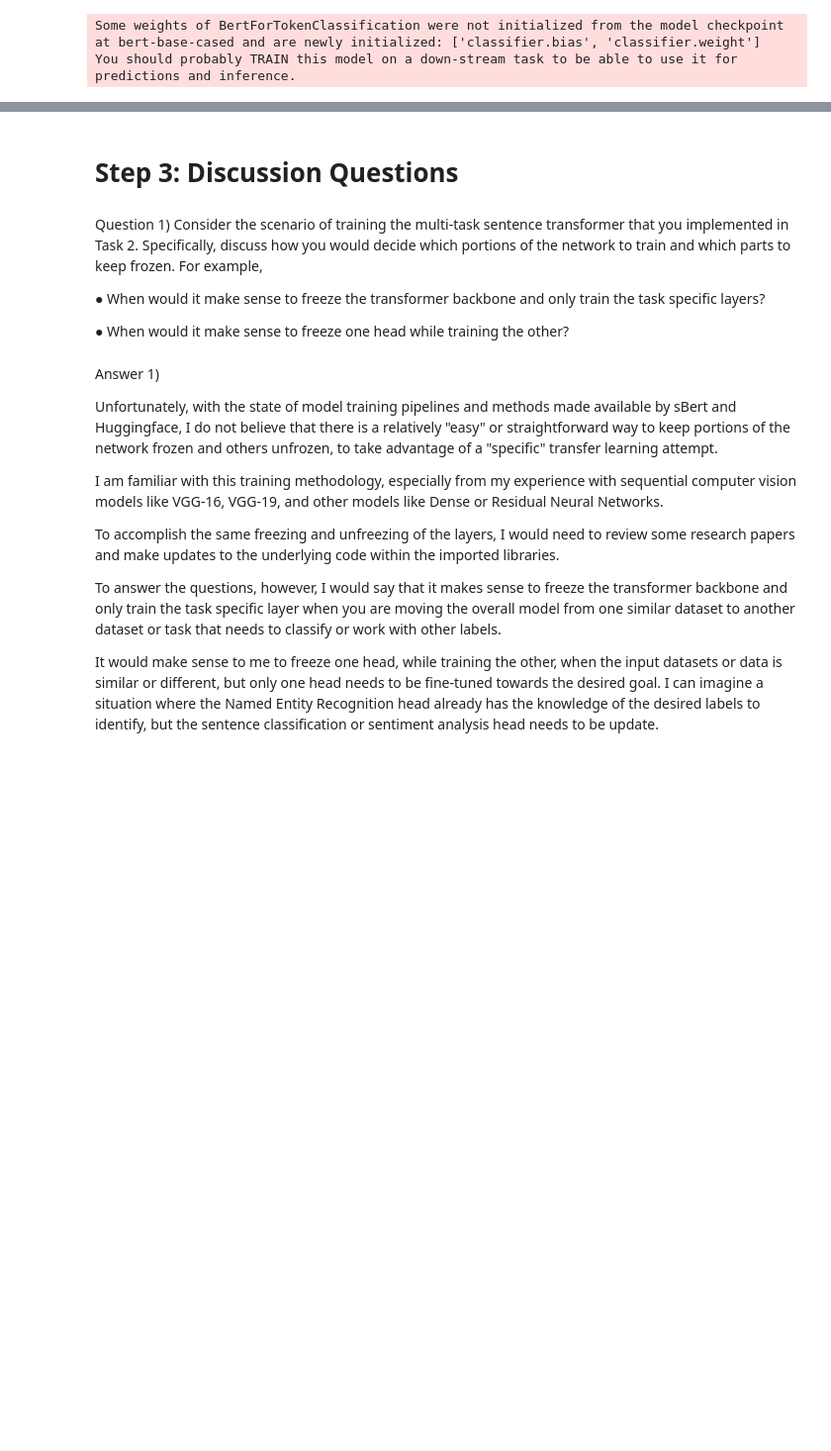
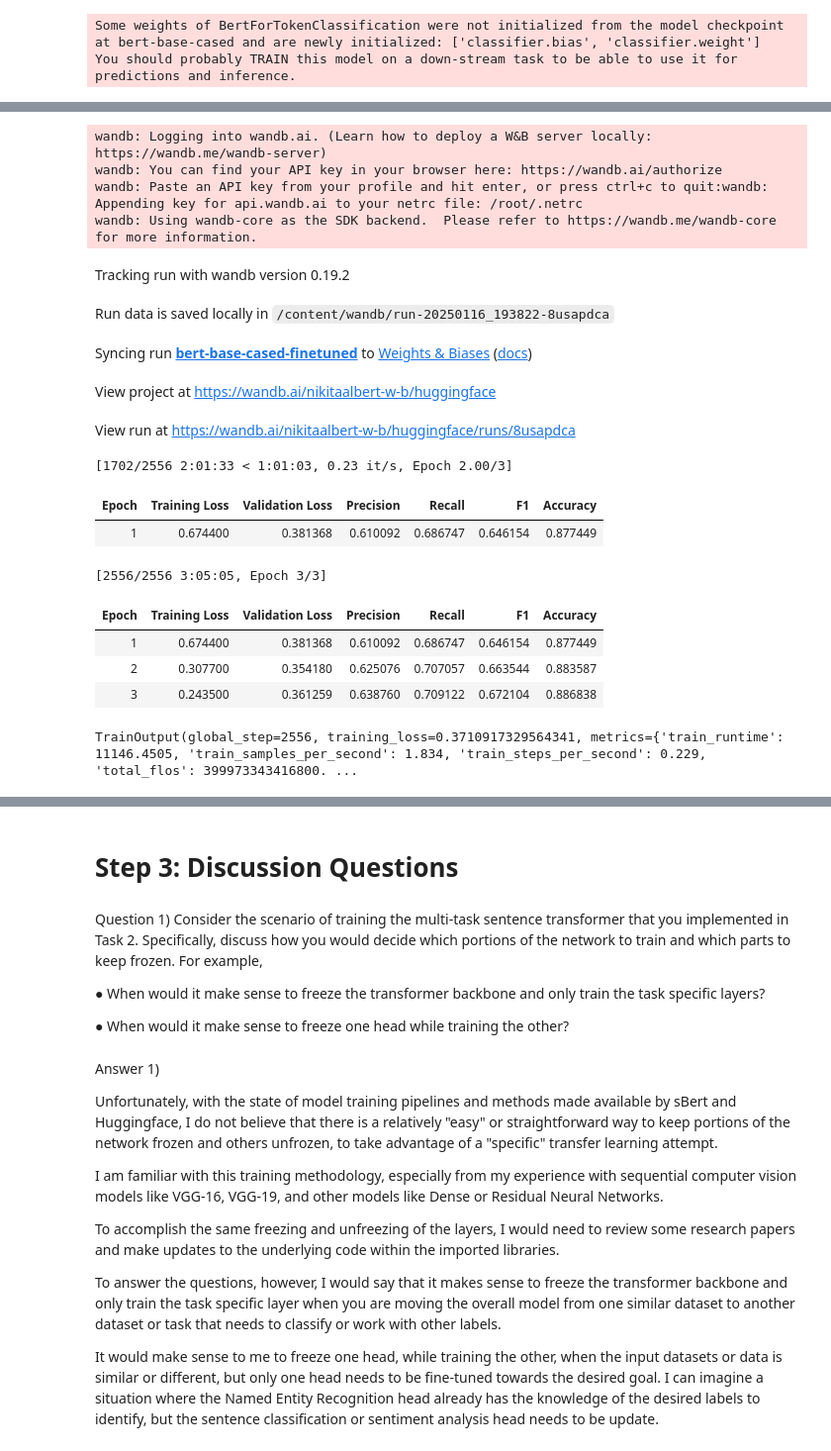
Before and after one commit to n-albert/Sentence-Transformer-Implementation, a Jupyter notebook: Sentence_Transformers,_Transformers_and_Multi_Task_Learning_Notebook.ipynb, the cells around one changed output, grey strips where cells are left out. Shown at 99% size. Saved outputs shown, nothing was run; the diff lists cells and outputs as text; code cells hidden in the pictures; blank space fills up the shorter version.

```diff
--- a/Sentence_Transformers,_Transformers,_and_Multi_Task_Learning_Notebook.ipynb
+++ b/Sentence_Transformers,_Transformers_and_Multi_Task_Learning_Notebook.ipynb
@@ -301,10 +365,8 @@ Value(dtype='int32', id=None)
 ner_tokenizer = AutoTokenizer.from_pretrained("bert-base-cased")
 
 # generate embeddings for one input
-example = movie_trivia_ds["train"][0]
-tokenized_input = ner_tokenizer(example["tokens"], is_split_into_words=True)
-tokens = ner_tokenizer.convert_ids_to_tokens(tokenized_input["input_ids"])
-
-# view the tokens
-print(example)
+inputs = ner_tokenizer(movie_trivia_ds["train"][0]["tokens"], is_split_into_words=True)
+print(inputs.tokens())
+tokens = ner_tokenizer.convert_ids_to_tokens(inputs["input_ids"])
+print(tokens)
 # %% [output]
@@ -343,0 +427,3 @@ label2id = {
+# %%
+# establish a data collator
+data_collator = DataCollatorForTokenClassification(tokenizer=ner_tokenizer)
@@ -344,7 +462,7 @@ label2id = {
 # %%
 # now we initalize our sentence transformer model
 ner_model = AutoModelForTokenClassification.from_pretrained(
-    "bert-base-cased", num_labels=13, id2label=id2label, label2id=label2id
+    "bert-base-cased", num_labels=25, id2label=id2label, label2id=label2id
 )
 # %% [output]
 Some weights of BertForTokenClassification were not initialized from the model checkpoint at bert-base-cased and are newly initialized: ['classifier.bias', 'classifier.weight']
@@ -374,0 +470,27 @@ Device set to use cuda:0
+# %%
+from transformers import TrainingArguments
+from transformers import Trainer
+
+# we train a model
+args = TrainingArguments(
+    "bert-base-cased-finetuned",
+    evaluation_strategy="epoch",
+    save_strategy="epoch",
+    learning_rate=2e-5,
+    num_train_epochs=3,
+    weight_decay=0.01,
+    push_to_hub=False,
+)
+
+
+trainer = Trainer(
+    model=ner_model,
+    args=args,
+    train_dataset=tokenized_movie_trivia_datasets["train"],
+    eval_dataset=tokenized_movie_trivia_datasets["validation"],
+    data_collator=data_collator,
+    compute_metrics=compute_metrics,
+    tokenizer=ner_tokenizer,
+)
+trainer.train()
+# %% [output]
@@ -374,0 +499,18 @@ Device set to use cuda:0
+wandb: Logging into wandb.ai. (Learn how to deploy a W&B server locally: https://wandb.me/wandb-server)
+wandb: You can find your API key in your browser here: https://wandb.ai/authorize
+wandb: Paste an API key from your profile and hit enter, or press ctrl+c to quit:wandb: Appending key for api.wandb.ai to your netrc file: /root/.netrc
+wandb: Using wandb-core as the SDK backend.  Please refer to https://wandb.me/wandb-core for more information.
+Tracking run with wandb version 0.19.2
+Run data is saved locally in /content/wandb/run-20250116_193822-8usapdca
+Syncing run bert-base-cased-finetuned to Weights & Biases (docs)
+View project at https://wandb.ai/nikitaalbert-w-b/huggingface
+View run at https://wandb.ai/nikitaalbert-w-b/huggingface/runs/8usapdca
+[1702/2556 2:01:33 < 1:01:03, 0.23 it/s, Epoch 2.00/3]
+| Epoch | Training Loss | Validation Loss | Precision | Recall | F1 | Accuracy |
+| 1 | 0.674400 | 0.381368 | 0.610092 | 0.686747 | 0.646154 | 0.877449 |
+[2556/2556 3:05:05, Epoch 3/3]
+| Epoch | Training Loss | Validation Loss | Precision | Recall | F1 | Accuracy |
+| 1 | 0.674400 | 0.381368 | 0.610092 | 0.686747 | 0.646154 | 0.877449 |
+| 2 | 0.307700 | 0.354180 | 0.625076 | 0.707057 | 0.663544 | 0.883587 |
+| 3 | 0.243500 | 0.361259 | 0.638760 | 0.709122 | 0.672104 | 0.886838 |
+TrainOutput(global_step=2556, training_loss=0.3710917329564341, metrics={'train_runtime': 11146.4505, 'train_samples_per_second': 1.834, 'train_steps_per_second': 0.229, 'total_flos': 399973343416800. ...
```
Also changed, not shown: parts of 11 cells of this notebook.
